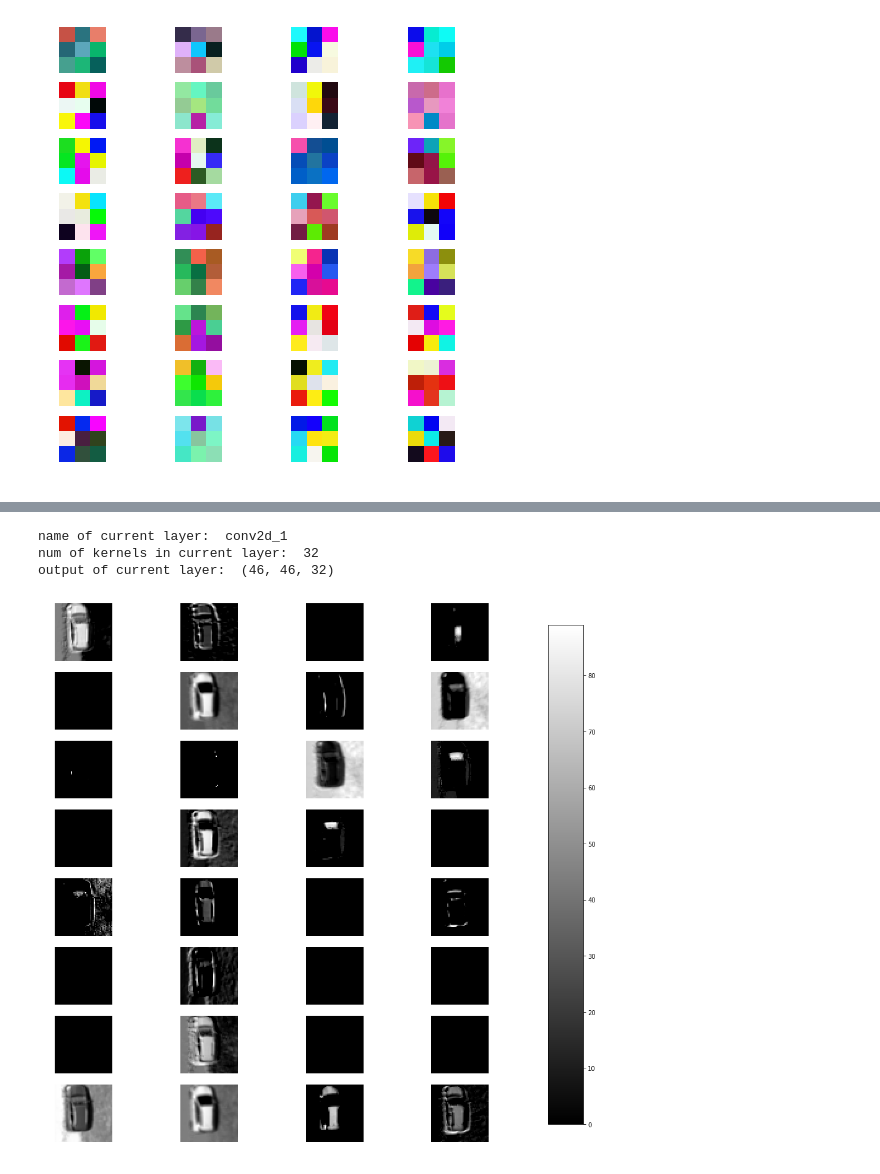
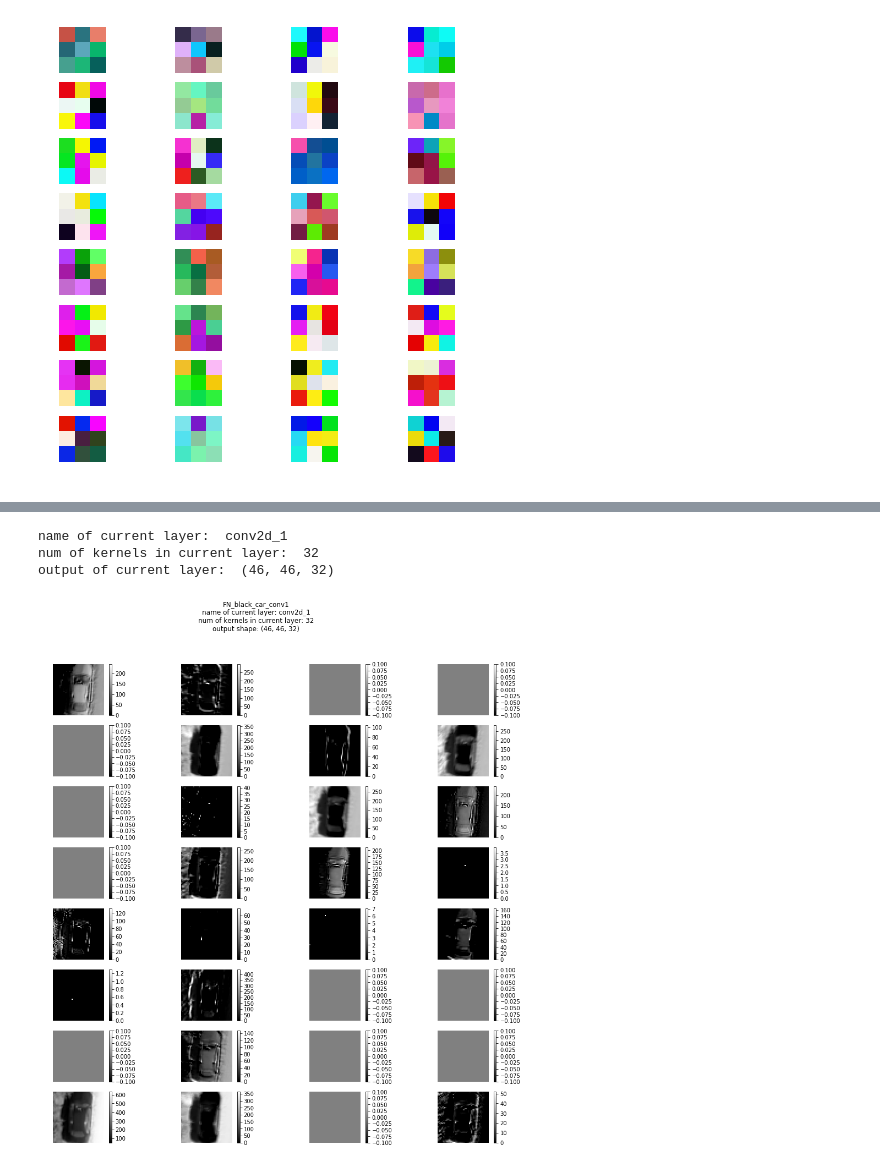
Before and after one commit to dorianHe/visualizing_what_CNN_learns, a Jupyter notebook: test_visualization.ipynb, the cells around one changed output, grey strips where cells are left out. Drawn from its saved outputs; the diff is of its cells as text; code cells hidden in the pictures.

```diff
--- a/test_visualization.ipynb
+++ b/test_visualization.ipynb
@@ -211,2 +267,24 @@ plt.imshow(example_image)
+# %%
+file_path_dict = {
+    "TP_tractor":"./Images/TP/DSC07407_1534411226516.JPG",
+    "TP_red_car":"./Images/TP/DSC07578_1534411226516.JPG",
+    "TP_car_left":"./Images/another_dataset/00001007_co.png",
+    "TP_car_right":"./Images/another_dataset/00001007_co.png",
+    "TP_background":"./Images/another_dataset/00001007_co.png",
+    "FN_black_car":"./Images/FN/DSC07867_1534411226516.JPG"
+}
+# %%
+left_top_index_dict = {
+    "TP_tractor":[340, 205],
+    "TP_red_car":[265, 650],
+    "TP_car_left":[350, 420],
+    "TP_car_right":[340, 460],
+    "TP_background":[400, 600],
+    "FN_black_car":[85, 330]
+}
 # %%
+key = "FN_black_car"
+file_path = file_path_dict[key]
+example_image = plt.imread(file_path)
 resized_image = cv2.resize(example_image, (756, 504), interpolation = cv2.INTER_AREA)
+plt.imshow(resized_image)
@@ -223,0 +294,9 @@ plt.imshow(example_cropped_image)
+# %%
+save_name = key + "_original"
+row_index = left_top_index_dict[key][0]
+column_index = left_top_index_dict[key][1]
+size = 48
+
+example_cropped_image = resized_image[row_index:row_index + size, column_index:column_index+size]
+plt.imshow(example_cropped_image)
+plt.imsave(save_name + ".jpeg", example_cropped_image)
@@ -224,8 +305,9 @@ plt.imshow(example_cropped_image)
 # %%
 convlayer_index = 1
-visualizer.visualize_activation(example_cropped_image, convlayer_index)
+save_name = key + "_conv"+ str(convlayer_index)
+visualizer.visualize_activation(example_cropped_image, convlayer_index, save_name)
 # %% [output]
 name of current layer:  conv2d_1
 num of kernels in current layer:  32
 output of current layer:  (46, 46, 32)
-[figure, old version]
+[figure, new version]
```
Also changed, not shown: parts of 16 cells of this notebook.
